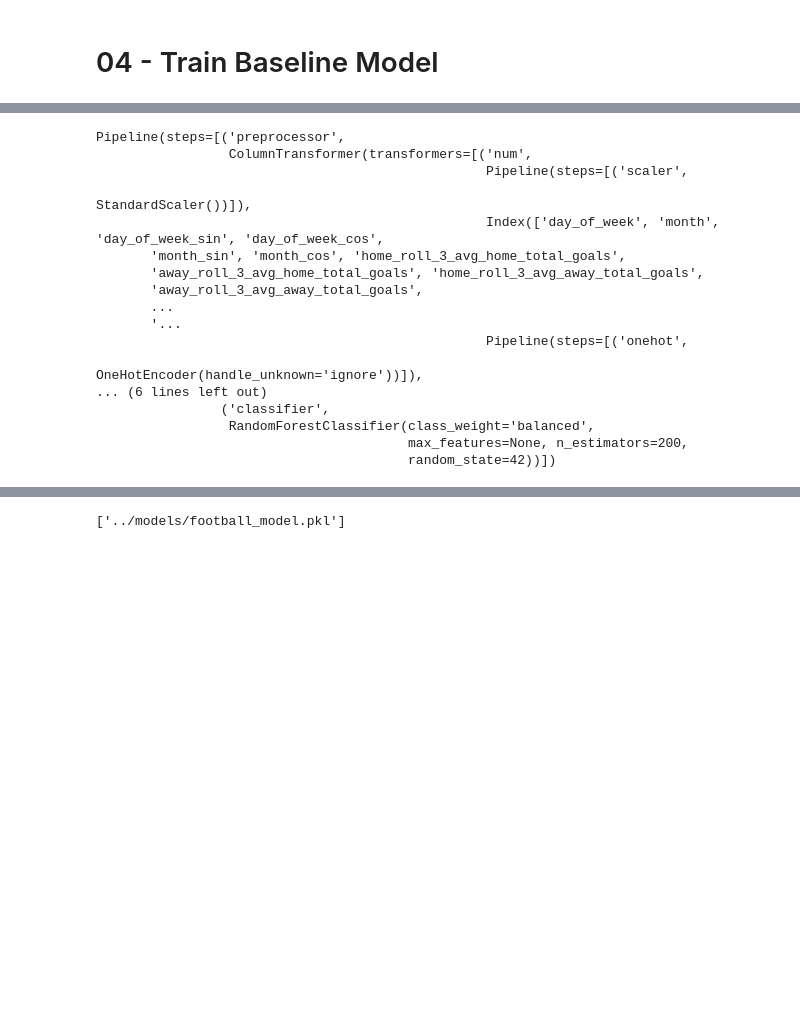
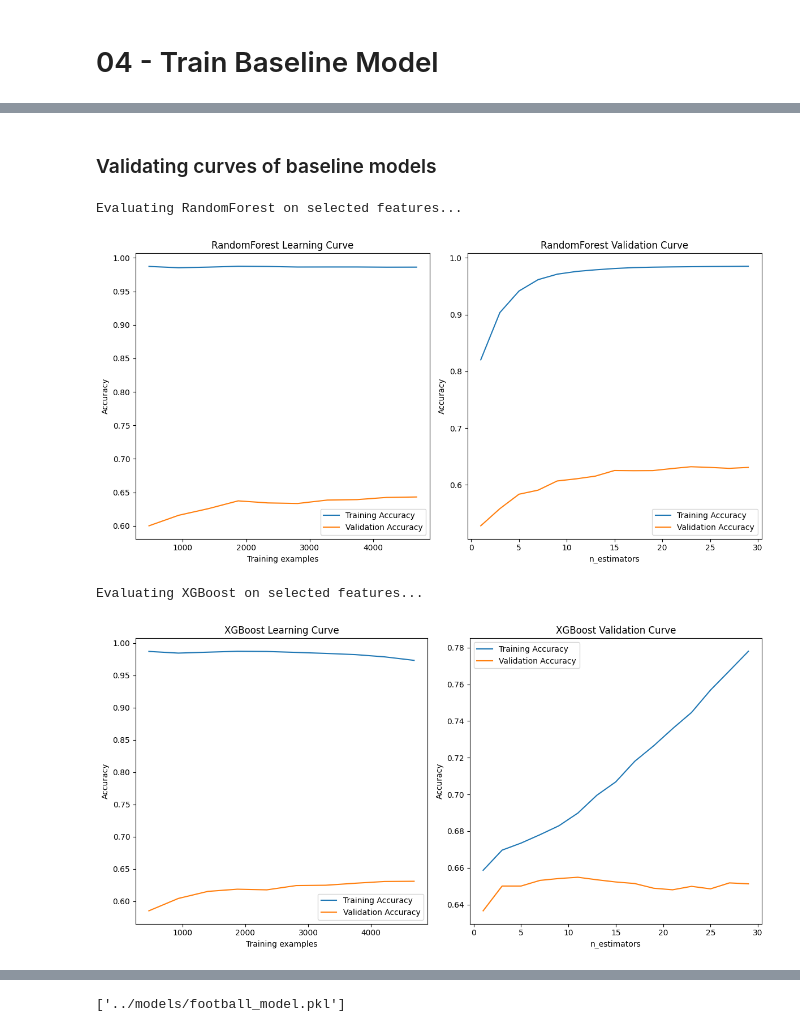
Before and after one commit to RuiFSP/Premier-League-Football, a Jupyter notebook: notebooks/04-train_model.ipynb, the cells around one changed output, grey strips where cells are left out. Drawn from its saved outputs; the diff is of its cells as text; code cells hidden in the pictures; blank space fills up the shorter version.

```diff
--- a/notebooks/04-train_model.ipynb
+++ b/notebooks/04-train_model.ipynb
@@ -305,20 +276,0 @@ Best hyperparameters: {'colsample_bytree': 0.8, 'learning_rate': 0.05, 'max_dept
-# %%
-# use the best model
-best_model = grid_search.best_estimator_
-
-# Fit the best model on the training data
-best_model.fit(X_train_selected, y_train_encoded)
-
-# Make predictions on the test data
-y_pred_encoded = best_model.predict(X_test_selected)
-
-# Decode the predictions
-y_pred = label_encoder.inverse_transform(y_pred_encoded)
-
-# Generate a classification report
-report = classification_report(y_test, y_pred, output_dict=True)
-
-# Print the classification report
-print("Classification Report for XGBoost:")
-
-print(classification_report(y_test, y_pred))
@@ -380,19 +276,0 @@ Best hyperparameters: {'n_estimators': 200, 'min_samples_split': 2, 'min_samples
-# %%
-# use the best model
-best_model = random_search.best_estimator_
-
-# Fit the best model on the training data
-best_model.fit(X_train_selected, y_train_encoded)
-
-# Make predictions on the test data
-y_pred_encoded = best_model.predict(X_test_selected)
-
-# Decode the predictions
-y_pred = label_encoder.inverse_transform(y_pred_encoded)
-
-# Generate a classification report
-report = classification_report(y_test, y_pred, output_dict=True)
-
-# Print the classification report
-print("Classification Report for RandomForest:")
-print(classification_report(y_test, y_pred))
@@ -410,24 +277,2 @@ weighted avg       0.63      0.66      0.63      1464
-# %%
-# already have pipeline with rfecv want to add to that pipeline the bets model
-pipeline.steps.append(('classifier', best_model))
-
-# Fit the pipeline on the training data
-pipeline.fit(X_train, y_train)
-# %% [output]
-Pipeline(steps=[('preprocessor',
-                 ColumnTransformer(transformers=[('num',
-                                                  Pipeline(steps=[('scaler',
-                                                                   StandardScaler())]),
-                                                  Index(['day_of_week', 'month', 'day_of_week_sin', 'day_of_week_cos',
-       'month_sin', 'month_cos', 'home_roll_3_avg_home_total_goals',
-       'away_roll_3_avg_home_total_goals', 'home_roll_3_avg_away_total_goals',
-       'away_roll_3_avg_away_total_goals',
-       ...
-       '...
-                                                  Pipeline(steps=[('onehot',
-                                                                   OneHotEncoder(handle_unknown='ignore'))]),
-... (6 lines left out)
-                ('classifier',
-                 RandomForestClassifier(class_weight='balanced',
-                                        max_features=None, n_estimators=200,
-                                        random_state=42))])
+# %% [markdown]
+### Validating curves of baseline models
@@ -433,0 +378,7 @@ Pipeline(steps=[('preprocessor',
+# %%
+plot_learning_curves_and_return_results(models, X_train_selected, y_train_encoded)
+# %% [output]
+Evaluating RandomForest on selected features...
+[figure, added]
+Evaluating XGBoost on selected features...
+[figure, added]
```
Also changed, not shown: parts of 37 cells of this notebook, 7 other files.
